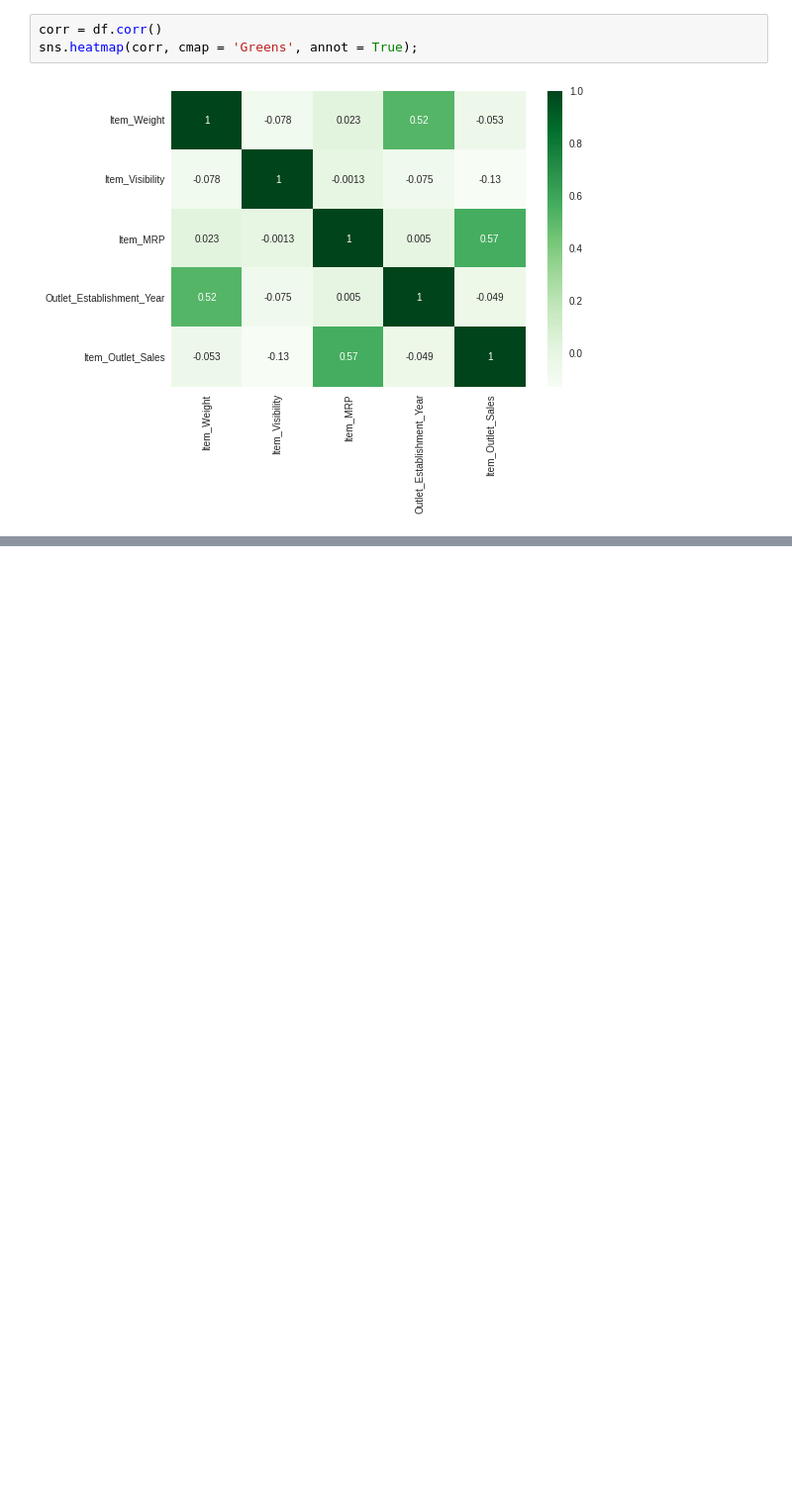
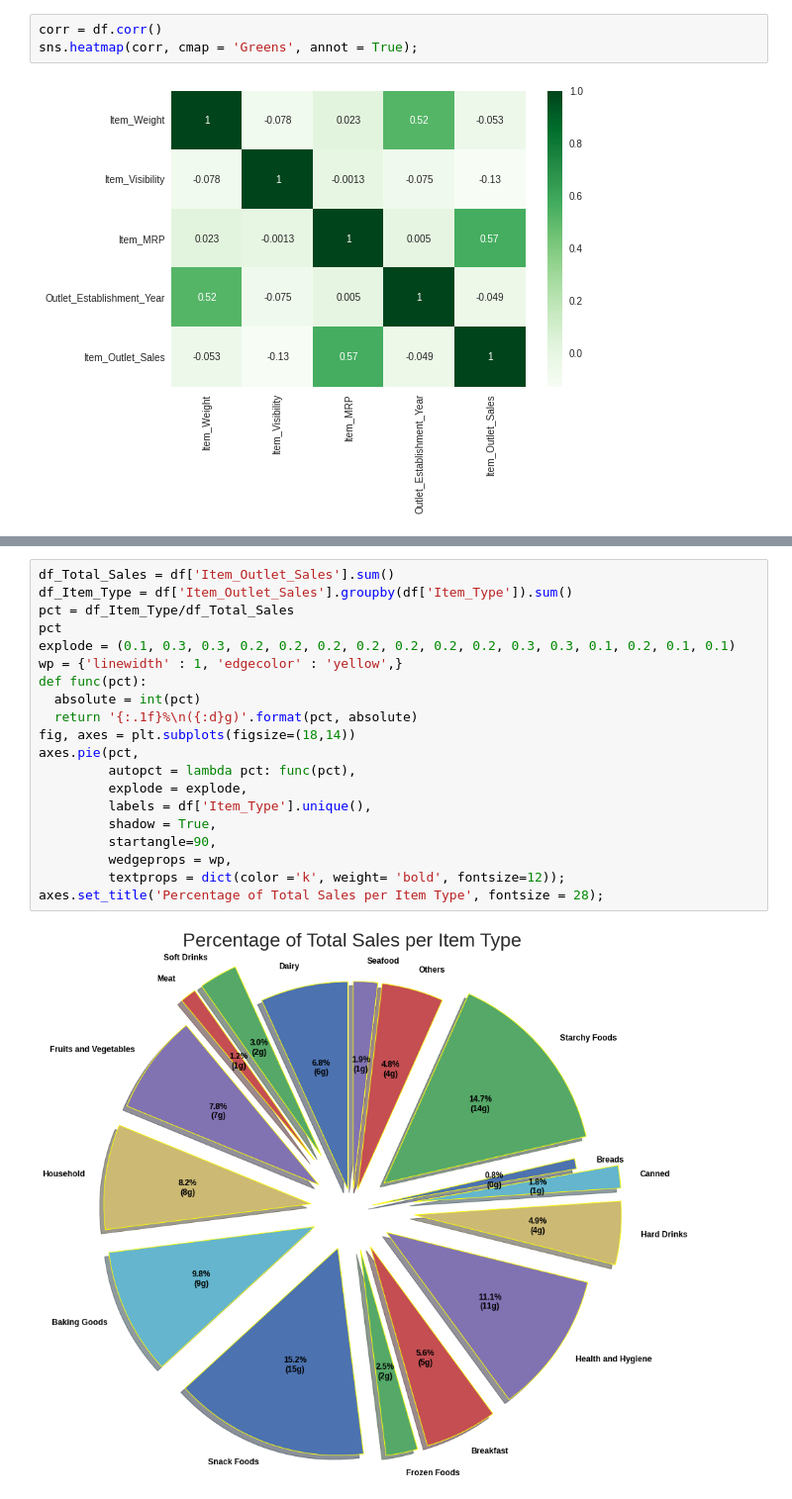
Before and after one commit to jvaug30/Food-Sales-Prediction, a Jupyter notebook: Food_Sales_Prediction.ipynb, the cells around one changed output, grey strips where cells are left out. Shown: that part at 99% size. Saved outputs shown, nothing was run; the diff lists cells and outputs as text; blank space fills up the shorter version.

```diff
--- a/Food_Sales_Prediction.ipynb
+++ b/Food_Sales_Prediction.ipynb
@@ -143,0 +178,22 @@ sns.heatmap(corr, cmap = 'Greens', annot = True);
+# %%
+df_Total_Sales = df['Item_Outlet_Sales'].sum()
+df_Item_Type = df['Item_Outlet_Sales'].groupby(df['Item_Type']).sum()
+pct = df_Item_Type/df_Total_Sales
+pct
+explode = (0.1, 0.3, 0.3, 0.2, 0.2, 0.2, 0.2, 0.2, 0.2, 0.2, 0.3, 0.3, 0.1, 0.2, 0.1, 0.1)
+wp = {'linewidth' : 1, 'edgecolor' : 'yellow',}
+def func(pct):
+  absolute = int(pct)
+  return '{:.1f}%\n({:d}g)'.format(pct, absolute)
+fig, axes = plt.subplots(figsize=(18,14))
+axes.pie(pct,
+         autopct = lambda pct: func(pct),
+         explode = explode,
+         labels = df['Item_Type'].unique(),
+         shadow = True,
+         startangle=90,
+         wedgeprops = wp,
+         textprops = dict(color ='k', weight= 'bold', fontsize=12));
+axes.set_title('Percentage of Total Sales per Item Type', fontsize = 28);
+# %% [output]
+[figure, added]
```
Also changed, not shown: parts of 4 cells of this notebook.
